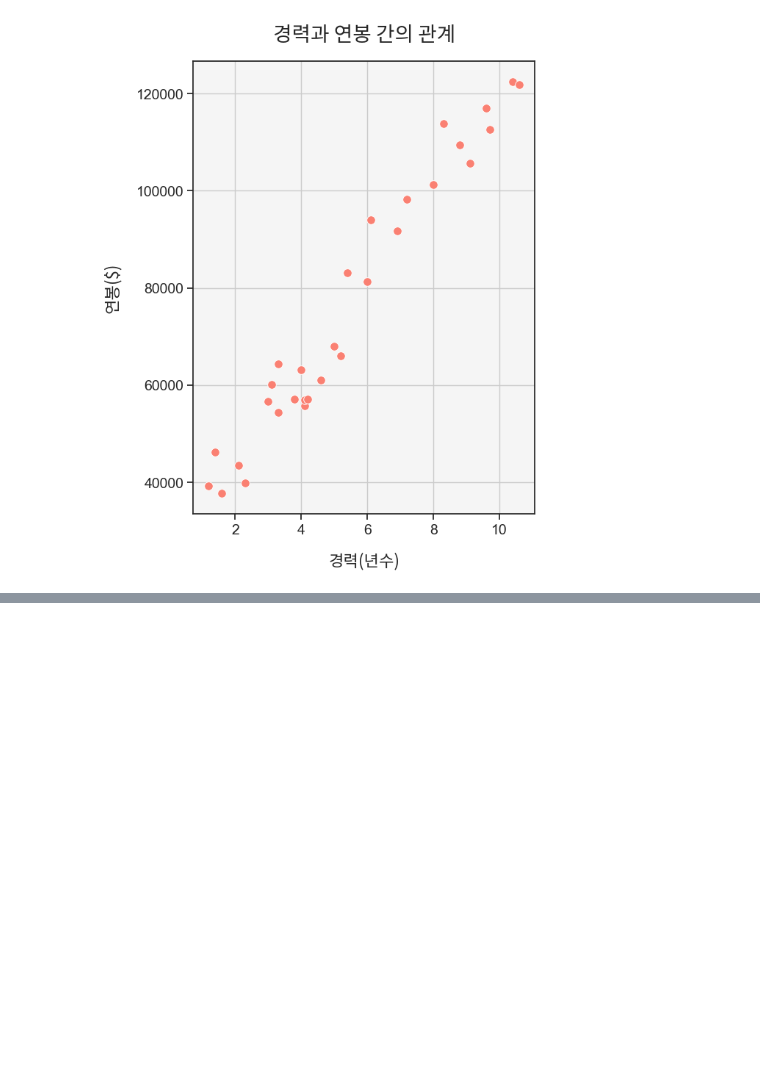
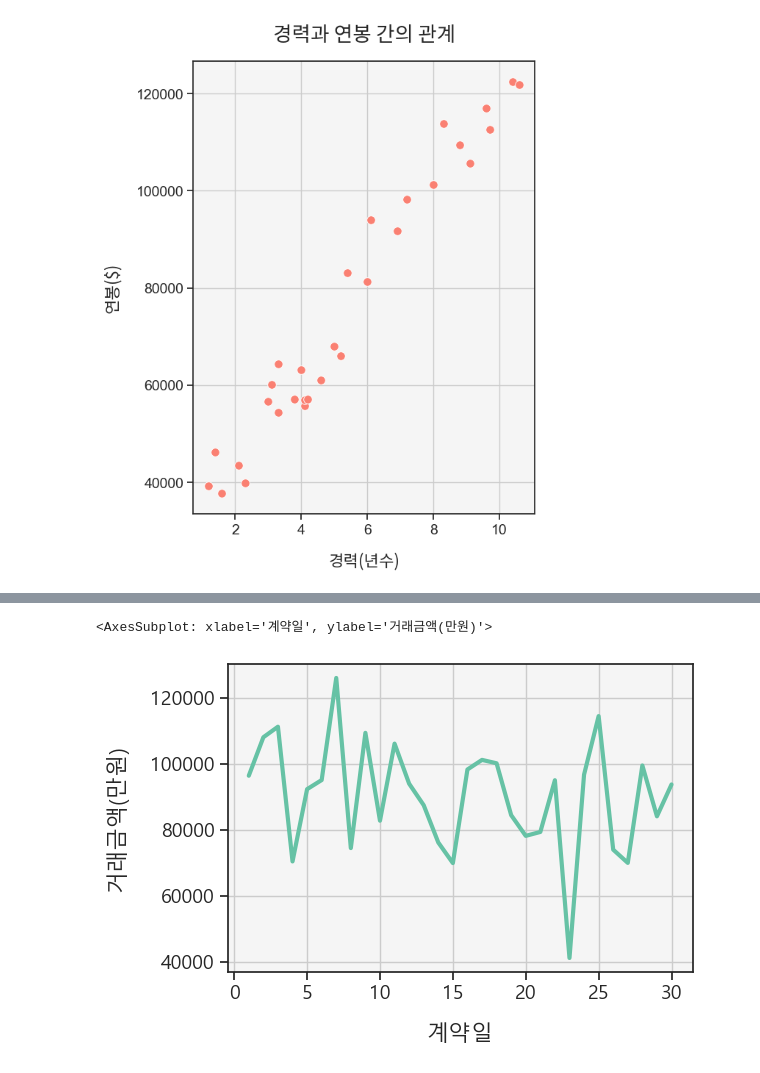
Before and after one commit to jpjun8/C3cube, a Jupyter notebook: DA_Nocode/units_trivial/unit3.ipynb, the cells around one changed output, grey strips where cells are left out. Saved outputs shown, nothing was run; the diff lists cells and outputs as text; code cells hidden in the pictures; blank space fills up the shorter version.

```diff
--- a/DA_Nocode/units_trivial/unit3.ipynb
+++ b/DA_Nocode/units_trivial/unit3.ipynb
@@ -548,0 +620,16 @@ Text(0, 0.5, '연봉($)')
+# %%
+df = pd.read_csv('../부동산/apt.csv', encoding='cp949')
+df['시군구'] = df['시군구'].replace('서울특별시', '', regex=True)
+df['시군구'] = df['시군구'].str.strip()
+df.drop(columns=['계약년월'], inplace=True)
+df.columns = ['지역', '단지명', '전용면적', '계약일', '거래금액(만원)', '층', '건축년도']
+df['거래금액(만원)'] = df['거래금액(만원)'].replace(',', '', regex=True)
+df['거래금액(만원)'] = df['거래금액(만원)'].astype(np.int64)
+# %%
+gu = ['강남구', '강동구', '강북구', '강서구', '관악구', '광진구', '구로구', '금천구', '노원구', '도봉구', '동대문구', '동작구', '마포구', '서대문구', '서초구', '성동구', '성북구', '송파구', '양천구', '영등포구', '용산구', '은평구', '종로구', '중구', '중랑구']
+
+for g in gu:
+    reg = g + '+\s+\w+$'
+    df['지역'] = df['지역'].replace(reg, g, regex=True)
+
+df.isna().sum()
@@ -548,0 +645,7 @@ Text(0, 0.5, '연봉($)')
+# %%
+# fig, ax = plt.subplots()
+# fig = plt.figure(figsize=(10, 10))
+sns.lineplot(data=df, x='계약일', y='거래금액(만원)', ci=None, lw=3)
+# %% [output]
+<AxesSubplot: xlabel='계약일', ylabel='거래금액(만원)'>
+[figure, added]
```
Also changed, not shown: parts of 16 cells of this notebook, 3 other files.
